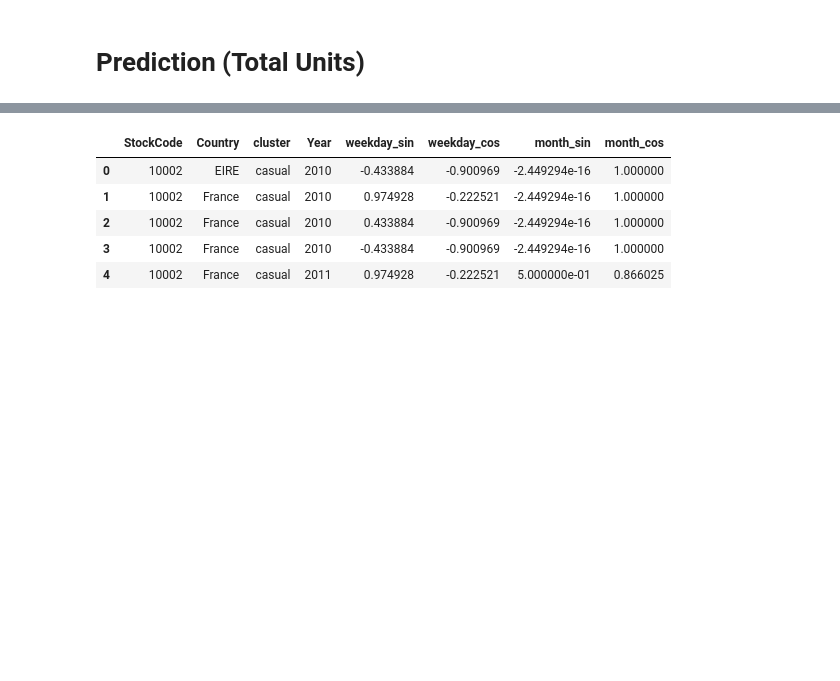
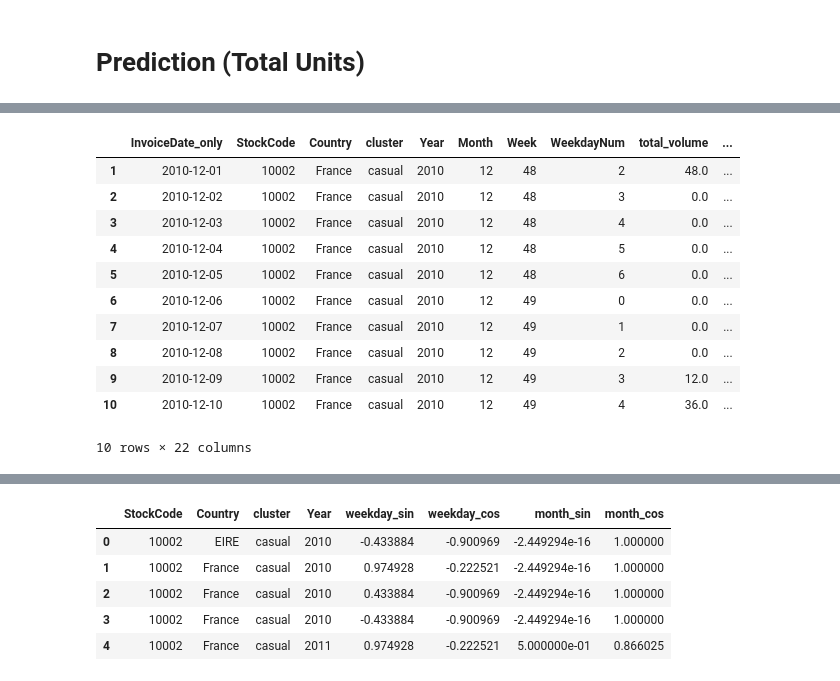
Before and after one commit to MertKir-R/E-commerce_dataset, a Jupyter notebook: ecommerce.ipynb, the cells around one changed output, grey strips where cells are left out. Cells and saved outputs as stored; diff of their text form; code cells hidden in the pictures; blank space fills up the shorter version.

```diff
--- a/ecommerce.ipynb
+++ b/ecommerce.ipynb
@@ -1228,0 +1260,7 @@ train_completed_final_grouped_lagged.head()
+# %%
+df = data_completed_final_cluster_grouped_lagged.sort_values(['StockCode', 'Country', 'InvoiceDate_only'])
+for c in ['total_volume', 'total_sales_price']:
+    for l in [7, 28, 56]:
+        df = (df.groupby(['StockCode', 'Country'], group_keys=False)
+            .apply(lambda g: lag_avg(g, colname = c, lag=l)))
+data_completed_final_cluster_grouped_lagged = df
@@ -1228,0 +1277,15 @@ train_completed_final_grouped_lagged.head()
+# %%
+data_completed_final_cluster_grouped_lagged[(data_completed_final_cluster_grouped_lagged['StockCode'] == "10002") & (data_completed_final_cluster_grouped_lagged['Country'] == 'France')].head(10)
+# %% [output]
+|  | InvoiceDate_only | StockCode | Country | cluster | Year | Month | Week | WeekdayNum | total_volume | ... |
+| 1 | 2010-12-01 | 10002 | France | casual | 2010 | 12 | 48 | 2 | 48.0 | ... |
+| 2 | 2010-12-02 | 10002 | France | casual | 2010 | 12 | 48 | 3 | 0.0 | ... |
+| 3 | 2010-12-03 | 10002 | France | casual | 2010 | 12 | 48 | 4 | 0.0 | ... |
+| 4 | 2010-12-04 | 10002 | France | casual | 2010 | 12 | 48 | 5 | 0.0 | ... |
+| 5 | 2010-12-05 | 10002 | France | casual | 2010 | 12 | 48 | 6 | 0.0 | ... |
+| 6 | 2010-12-06 | 10002 | France | casual | 2010 | 12 | 49 | 0 | 0.0 | ... |
+| 7 | 2010-12-07 | 10002 | France | casual | 2010 | 12 | 49 | 1 | 0.0 | ... |
+| 8 | 2010-12-08 | 10002 | France | casual | 2010 | 12 | 49 | 2 | 0.0 | ... |
+| 9 | 2010-12-09 | 10002 | France | casual | 2010 | 12 | 49 | 3 | 12.0 | ... |
+| 10 | 2010-12-10 | 10002 | France | casual | 2010 | 12 | 49 | 4 | 36.0 | ... |
+10 rows × 22 columns
```
Also changed, not shown: parts of 17 cells of this notebook, 1 other file.
